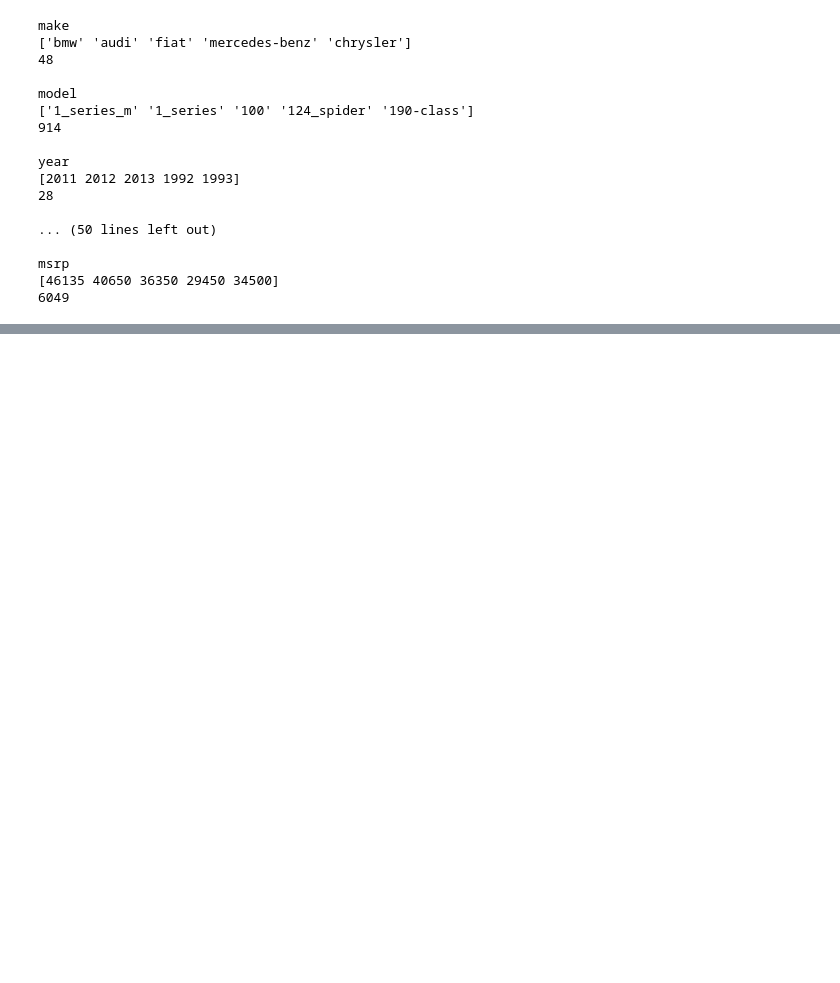
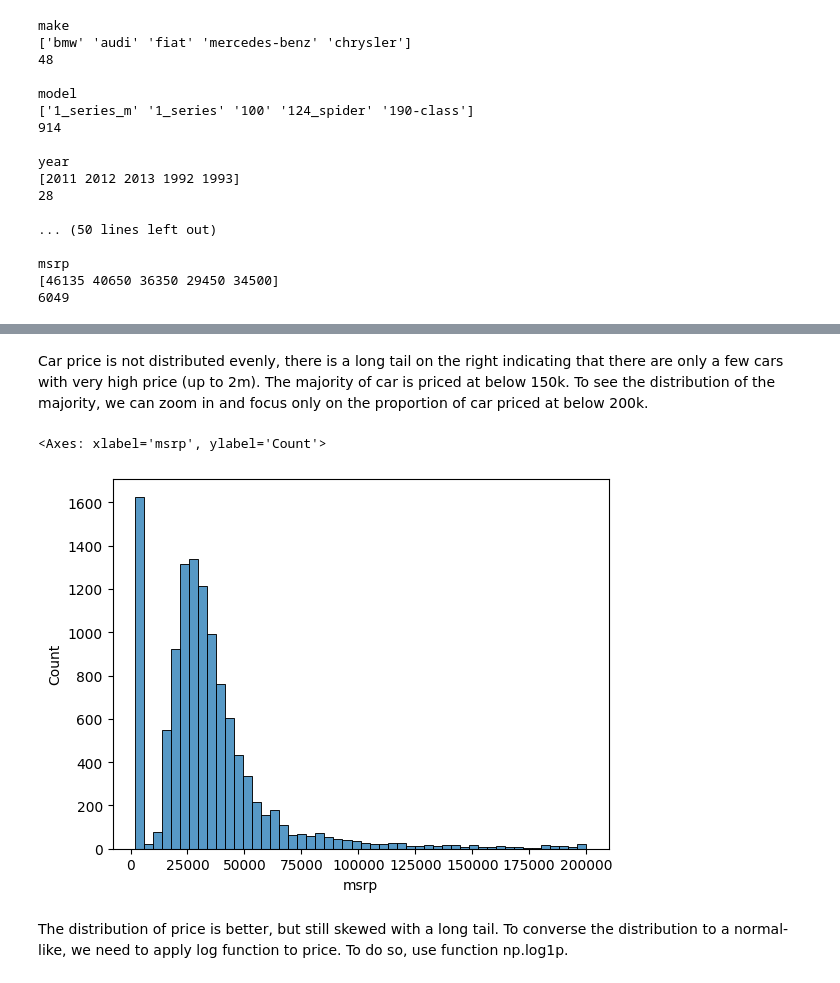
Before and after one commit to phuongddo94/ml-zoomcamp-homework, a Jupyter notebook: 02-car-regression/car_price_regression.ipynb, the cells around one changed output, grey strips where cells are left out. Saved outputs shown, nothing was run; the diff lists cells and outputs as text; code cells hidden in the pictures; blank space fills up the shorter version.

```diff
--- a/02-car-regression/car_price_regression.ipynb
+++ b/02-car-regression/car_price_regression.ipynb
@@ -74,0 +72,9 @@ msrp
+# %% [markdown]
+Car price is not distributed evenly, there is a long tail on the right indicating that there are only a few cars with very high price (up to 2m). The majority of car is priced at below 150k. To see the distribution of the majority, we can zoom in and focus only on the proportion of car priced at below 200k.
+# %%
+sns.histplot(df.msrp[df.msrp < 200000], bins=50)
+# %% [output]
+<Axes: xlabel='msrp', ylabel='Count'>
+[figure, added]
+# %% [markdown]
+The distribution of price is better, but still skewed with a long tail. To converse the distribution to a normal-like, we need to apply log function to price. To do so, use function np.log1p.
```
Also changed, not shown: parts of 21 cells of this notebook.
